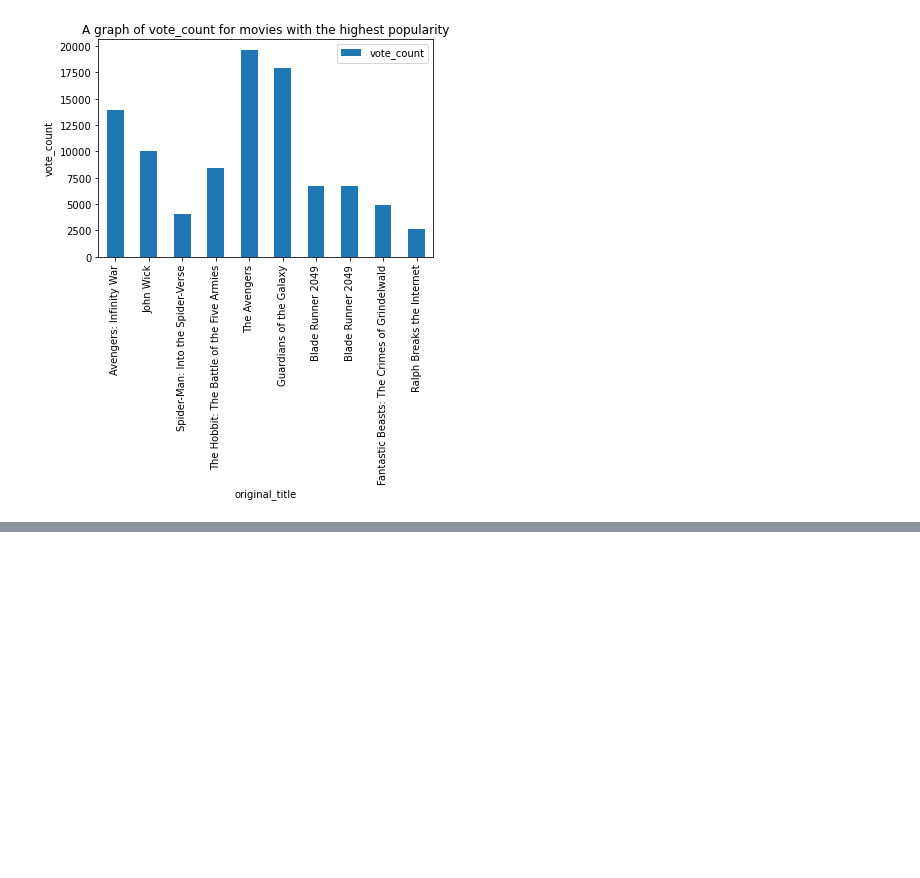
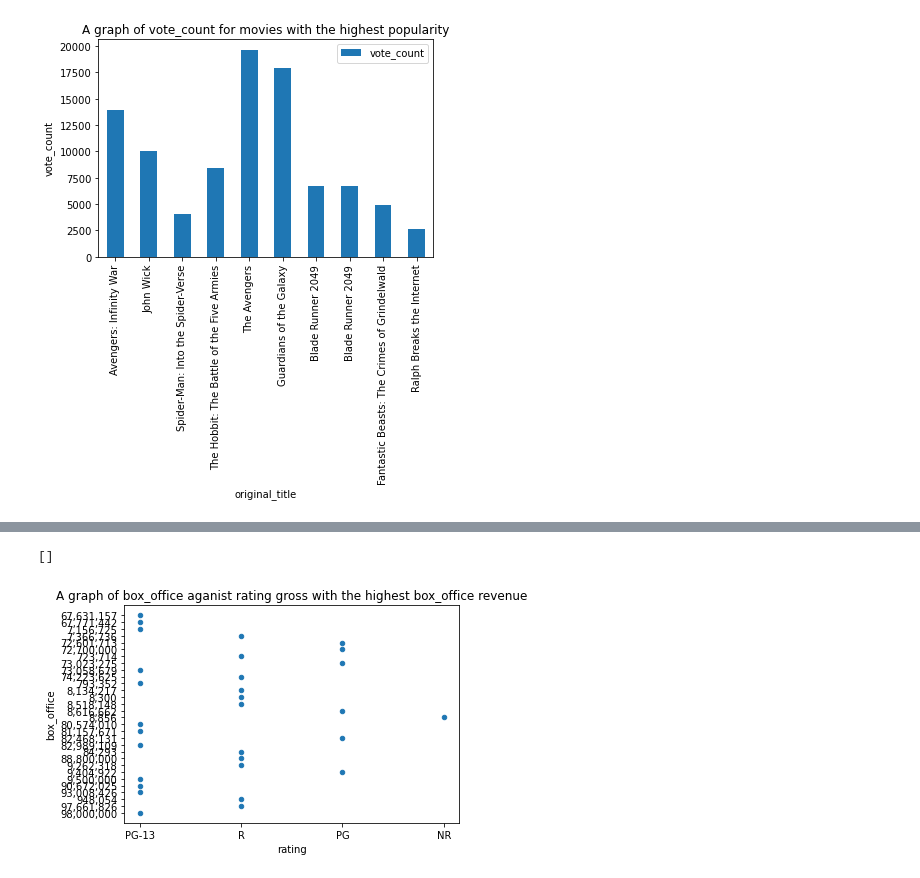
Before and after one commit to aggrey034/projo, a Jupyter notebook: index.ipynb, the cells around one changed output, grey strips where cells are left out. Cells and saved outputs as stored; diff of their text form; code cells hidden in the pictures; blank space fills up the shorter version.

```diff
--- a/index.ipynb
+++ b/index.ipynb
@@ -349,0 +449,3 @@ plt.plot()
+# %%
+df4 = pd.read_csv("rt.movie_info.tsv", sep='\t')
+df4
@@ -349,0 +466,5 @@ plt.plot()
+# %%
+df4_droped = df4.dropna()
+df4_sorted = df4_droped.sort_values(by ="box_office",  ascending=False)
+df4_top30 = df4_sorted.head(30)
+df4_top30
@@ -349,0 +489,7 @@ plt.plot()
+# %%
+df4_top30.plot(kind="scatter", x="rating", y="box_office")
+plt.title("A graph of box_office aganist rating gross with the highest box_office revenue")
+plt.plot()
+# %% [output]
+[]
+[figure, added]
```
Also changed, not shown: parts of 16 cells of this notebook.
